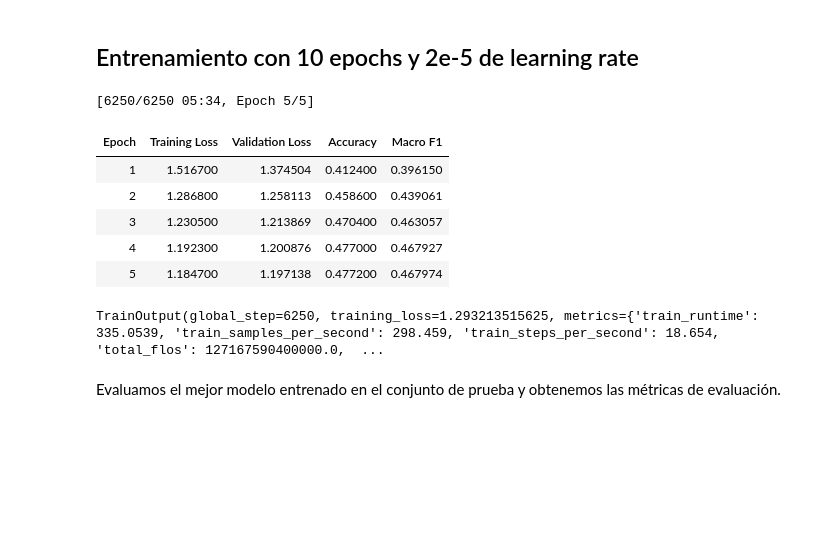
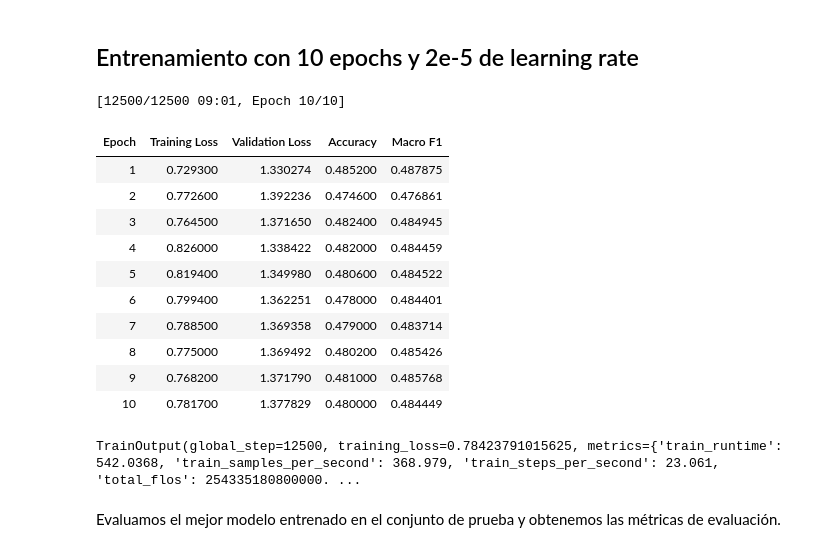
Before and after one commit to ju-mava/analisis-sentimiento-practica5-ju-mava, a Jupyter notebook: Machetti_Vallverdú_Júlia_T5_Aprendizaje_transferido_sentimiento.ipynb, the cells around one changed output. Drawn from its saved outputs; the diff is of its cells as text; code cells hidden in the pictures; blank space fills up the shorter version.

```diff
--- a/Machetti_Vallverdú_Júlia_T5_Aprendizaje_transferido_sentimiento.ipynb
+++ b/Machetti_Vallverdú_Júlia_T5_Aprendizaje_transferido_sentimiento.ipynb
@@ -591,41 +593,46 @@ from transformers import TrainingArguments, Trainer, DataCollatorWithPadding
 
 batch_size = 16
 model_name = "finetuned_model_sentiment_analysis_amazon"
 training_args = TrainingArguments(
         output_dir=model_name,
-        num_train_epochs=5,
+        num_train_epochs=10,
         learning_rate = 2e-5,
         per_device_train_batch_size=batch_size,
         per_device_eval_batch_size=batch_size,
         warmup_ratio=0.1,
         weight_decay=0.01,
         eval_strategy="epoch",
         save_strategy="epoch",
         metric_for_best_model = "macro_f1",
         load_best_model_at_end=True,
         save_total_limit = 1,
         report_to='none',
     )
 
 # Para algunos modelos que necesitan manejar secuencias de diversas longitudes
 data_collator = DataCollatorWithPadding(tokenizer=tokenizer)
 
 trainer = Trainer(model=model, args=training_args,
                   compute_metrics=compute_metrics,
                   train_dataset=ds["train"],
                   eval_dataset=ds["valid"],
                   data_collator=data_collator
                   )
 trainer.train()
 # %% [output]
-[6250/6250 05:34, Epoch 5/5]
+[12500/12500 09:01, Epoch 10/10]
 | Epoch | Training Loss | Validation Loss | Accuracy | Macro F1 |
-| 1 | 1.516700 | 1.374504 | 0.412400 | 0.396150 |
-| 2 | 1.286800 | 1.258113 | 0.458600 | 0.439061 |
-| 3 | 1.230500 | 1.213869 | 0.470400 | 0.463057 |
-| 4 | 1.192300 | 1.200876 | 0.477000 | 0.467927 |
-| 5 | 1.184700 | 1.197138 | 0.477200 | 0.467974 |
+| 1 | 0.729300 | 1.330274 | 0.485200 | 0.487875 |
+| 2 | 0.772600 | 1.392236 | 0.474600 | 0.476861 |
+| 3 | 0.764500 | 1.371650 | 0.482400 | 0.484945 |
+| 4 | 0.826000 | 1.338422 | 0.482000 | 0.484459 |
+| 5 | 0.819400 | 1.349980 | 0.480600 | 0.484522 |
+| 6 | 0.799400 | 1.362251 | 0.478000 | 0.484401 |
+| 7 | 0.788500 | 1.369358 | 0.479000 | 0.483714 |
+| 8 | 0.775000 | 1.369492 | 0.480200 | 0.485426 |
+| 9 | 0.768200 | 1.371790 | 0.481000 | 0.485768 |
+| 10 | 0.781700 | 1.377829 | 0.480000 | 0.484449 |
-TrainOutput(global_step=6250, training_loss=1.293213515625, metrics={'train_runtime': 335.0539, 'train_samples_per_second': 298.459, 'train_steps_per_second': 18.654, 'total_flos': 127167590400000.0,  ...
+TrainOutput(global_step=12500, training_loss=0.78423791015625, metrics={'train_runtime': 542.0368, 'train_samples_per_second': 368.979, 'train_steps_per_second': 23.061, 'total_flos': 254335180800000. ...
 # %% [markdown]
 Evaluamos el mejor modelo entrenado en el conjunto de prueba y obtenemos las métricas de evaluación.
 # %%
```
Also changed, not shown: parts of 33 cells of this notebook.
